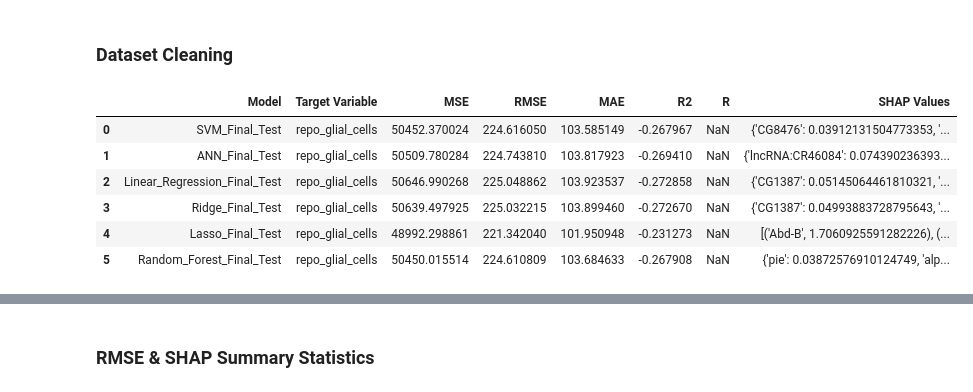
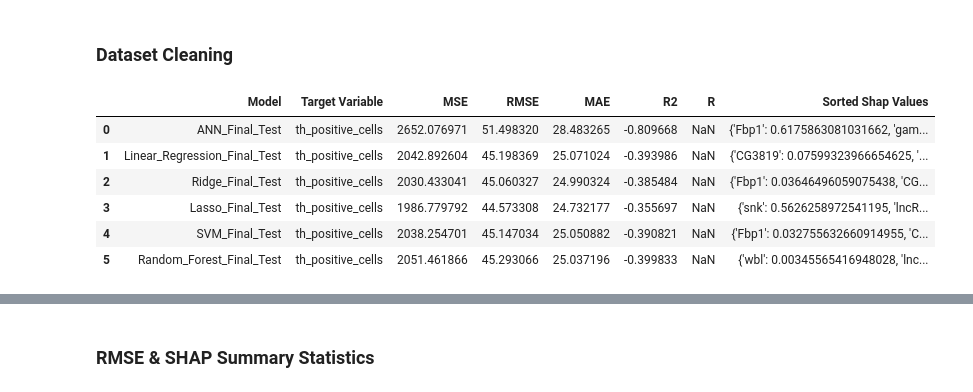
Before and after one commit to rohinsood/osdr-capstone-project, a Jupyter notebook: FeatureVoting.ipynb, the cells around one changed output, grey strips where cells are left out. Drawn from its saved outputs; the diff is of its cells as text; code cells hidden in the pictures.

Commit message:
updated results

```diff
--- a/FeatureVoting.ipynb
+++ b/FeatureVoting.ipynb
@@ -9,22 +16,16 @@ from collections import defaultdict
 # %% [markdown]
 ### Dataset Cleaning
 # %%
-df = pd.read_csv("data/results/n1500_update_results.csv")
-rf_df = pd.read_csv("data/results/rf_results_n15000.csv")
-rf_results = rf_df.iloc[[1]]
+df = pd.read_csv("data/results/model_results_n3000.csv")
 # %%
-repo_df = df[df["Target Variable"] == "repo_glial_cells"].copy()
-repo_df.iloc[3]["Top 20 SHAP Values"]
-repo_df = repo_df.drop_duplicates(subset=["Model"])
-repo_df = pd.concat([repo_df, rf_results], ignore_index=True)
-repo_df.rename(columns={"Top 20 SHAP Values": "SHAP Values"}, inplace=True)
+repo_df = df[df["Target Variable"] == "th_positive_cells"].copy()
 repo_df.drop(columns=["Selected Features"], inplace=True)
 repo_df
 # %% [output]
-|  | Model | Target Variable | MSE | RMSE | MAE | R2 | R | SHAP Values |
-| 0 | SVM_Final_Test | repo_glial_cells | 50452.370024 | 224.616050 | 103.585149 | -0.267967 | NaN | {'CG8476': 0.03912131504773353, '... |
-| 1 | ANN_Final_Test | repo_glial_cells | 50509.780284 | 224.743810 | 103.817923 | -0.269410 | NaN | {'lncRNA:CR46084': 0.074390236393... |
-| 2 | Linear_Regression_Final_Test | repo_glial_cells | 50646.990268 | 225.048862 | 103.923537 | -0.272858 | NaN | {'CG1387': 0.05145064461810321, '... |
-| 3 | Ridge_Final_Test | repo_glial_cells | 50639.497925 | 225.032215 | 103.899460 | -0.272670 | NaN | {'CG1387': 0.04993883728795643, '... |
-| 4 | Lasso_Final_Test | repo_glial_cells | 48992.298861 | 221.342040 | 101.950948 | -0.231273 | NaN | [('Abd-B', 1.7060925591282226), (... |
-| 5 | Random_Forest_Final_Test | repo_glial_cells | 50450.015514 | 224.610809 | 103.684633 | -0.267908 | NaN | {'pie': 0.03872576910124749, 'alp... |
+|  | Model | Target Variable | MSE | RMSE | MAE | R2 | R | Sorted Shap Values |
+| 0 | ANN_Final_Test | th_positive_cells | 2652.076971 | 51.498320 | 28.483265 | -0.809668 | NaN | {'Fbp1': 0.6175863081031662, 'gam... |
+| 1 | Linear_Regression_Final_Test | th_positive_cells | 2042.892604 | 45.198369 | 25.071024 | -0.393986 | NaN | {'CG3819': 0.07599323966654625, '... |
+| 2 | Ridge_Final_Test | th_positive_cells | 2030.433041 | 45.060327 | 24.990324 | -0.385484 | NaN | {'Fbp1': 0.03646496059075438, 'CG... |
+| 3 | Lasso_Final_Test | th_positive_cells | 1986.779792 | 44.573308 | 24.732177 | -0.355697 | NaN | {'snk': 0.5626258972541195, 'lncR... |
+| 4 | SVM_Final_Test | th_positive_cells | 2038.254701 | 45.147034 | 25.050882 | -0.390821 | NaN | {'Fbp1': 0.032755632660914955, 'C... |
+| 5 | Random_Forest_Final_Test | th_positive_cells | 2051.461866 | 45.293066 | 25.037196 | -0.399833 | NaN | {'wbl': 0.00345565416948028, 'lnc... |
```
Also changed, not shown: parts of 12 cells of this notebook, 6 other files.
